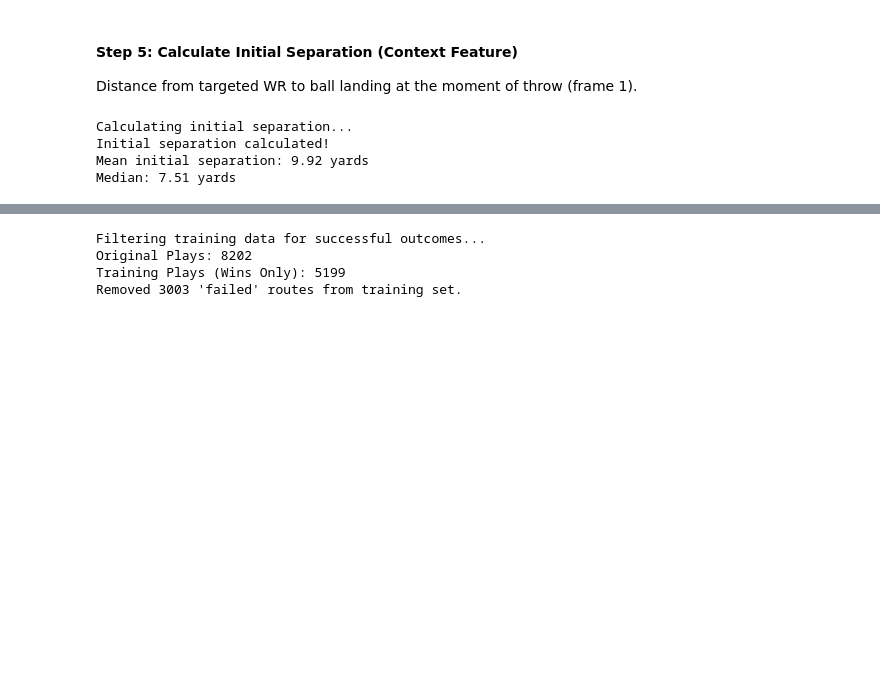
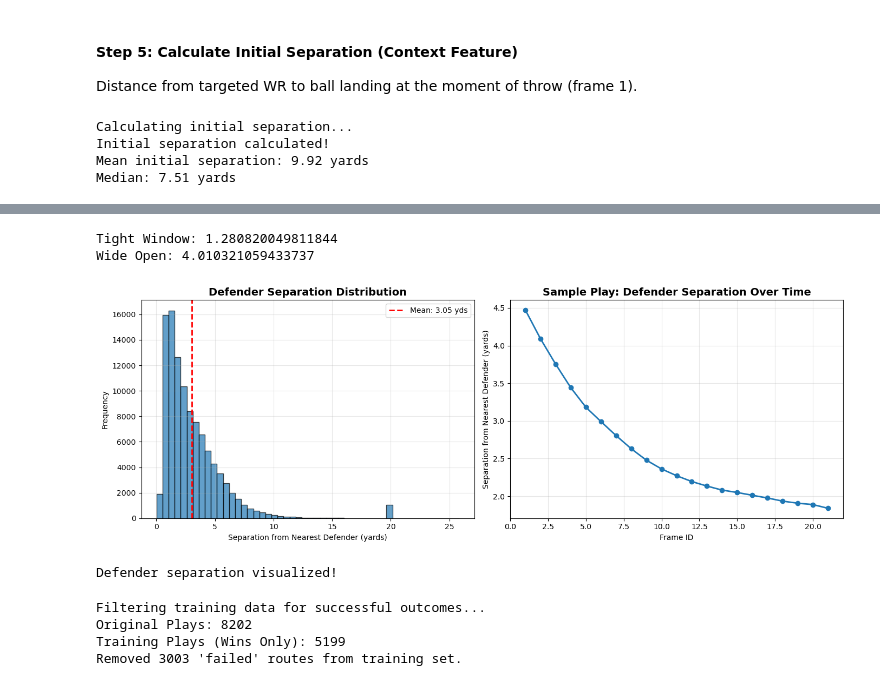
Before and after one commit to Prodoorknob/Big_Data_Bowl, a Jupyter notebook: BDB_2026.ipynb, the cells around one changed output, grey strips where cells are left out. Saved outputs shown, nothing was run; the diff lists cells and outputs as text; code cells hidden in the pictures; blank space fills up the shorter version.

```diff
--- a/BDB_2026.ipynb
+++ b/BDB_2026.ipynb
@@ -1325,3 +1458,53 @@ Median: 7.51 yards
+# %%
+df_all_outcomes = pd.read_csv(r'C:\Users\rajas\Documents\ADS\SII\Big_Data_Bowl\df_postthrow_defender_sep.csv')
+all_separation = df_all_outcomes['defender_separation']
+
+# The "True" Tight Window (Top 25% closest coverage across all plays)
+REAL_TIGHT_THRESHOLD = all_separation.quantile(0.25)
+# Likely ~1.0 yard
+
+# The "True" Wide Open (Top 25% most open across all plays)
+REAL_OPEN_THRESHOLD = all_separation.quantile(0.75)
+# Likely ~3.5 yards
+
+print(f"Tight Window: {REAL_TIGHT_THRESHOLD}")
+print(f"Wide Open: {REAL_OPEN_THRESHOLD}")
+# %% [output]
+Tight Window: 1.280820049811844
+Wide Open: 4.010321059433737
+# %%
+# Visualize defender separation distribution
+import matplotlib.pyplot as plt
+
+fig, axes = plt.subplots(1, 2, figsize=(14, 5))
+
+# Histogram
+axes[0].hist(df_postthrow['defender_separation'].dropna(), bins=50, edgecolor='black', alpha=0.7)
+axes[0].axvline(x=df_postthrow['defender_separation'].mean(), color='red', linestyle='--',
+                linewidth=2, label=f"Mean: {df_postthrow['defender_separation'].mean():.2f} yds")
+axes[0].set_title('Defender Separation Distribution', fontweight='bold', fontsize=14)
+axes[0].set_xlabel('Separation from Nearest Defender (yards)')
+axes[0].set_ylabel('Frequency')
+axes[0].legend()
+axes[0].grid(alpha=0.3)
+
+# Scatter: defender separation vs convergence would be calculated later
+# For now, show separation over time
+sample_play = df_postthrow[df_postthrow['game_id'] == df_postthrow['game_id'].iloc[0]]
+sample_play = sample_play[sample_play['play_id'] == sample_play['play_id'].iloc[0]]
+axes[1].plot(sample_play['frame_id'], sample_play['defender_separation'], marker='o', linewidth=2)
+axes[1].set_title('Sample Play: Defender Separation Over Time', fontweight='bold', fontsize=14)
+axes[1].set_xlabel('Frame ID')
+axes[1].set_ylabel('Separation from Nearest Defender (yards)')
+axes[1].grid(alpha=0.3)
+
+plt.tight_layout()
+plt.show()
+
+print("Defender separation visualized!")
+# %% [output]
+[figure, added]
+Defender separation visualized!
 # %%
 # =============================================================================
 # CRITICAL FIX: FILTER FOR "WINNING" ROUTES ONLY
```
Also changed, not shown: parts of 14 cells of this notebook, 19 other files.
